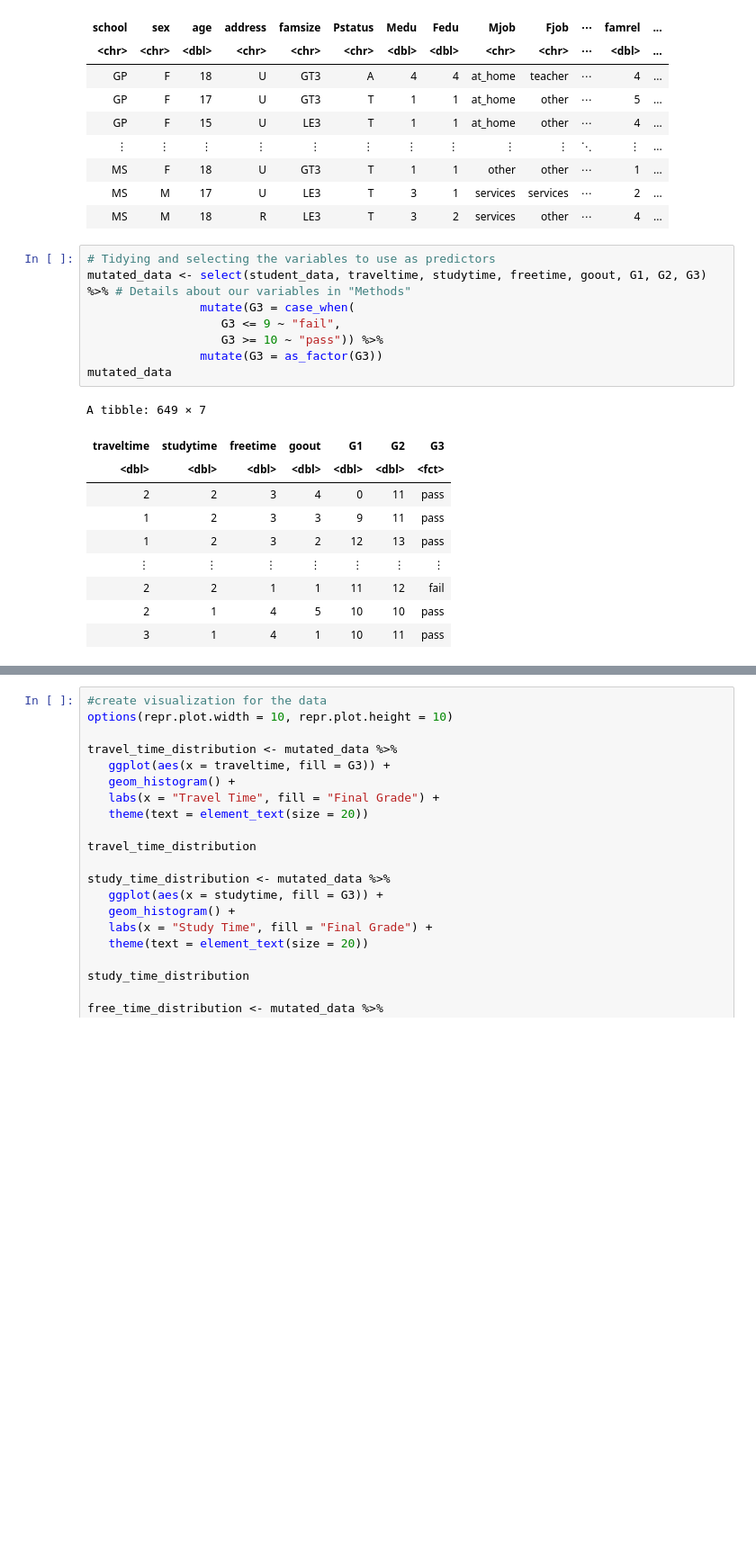
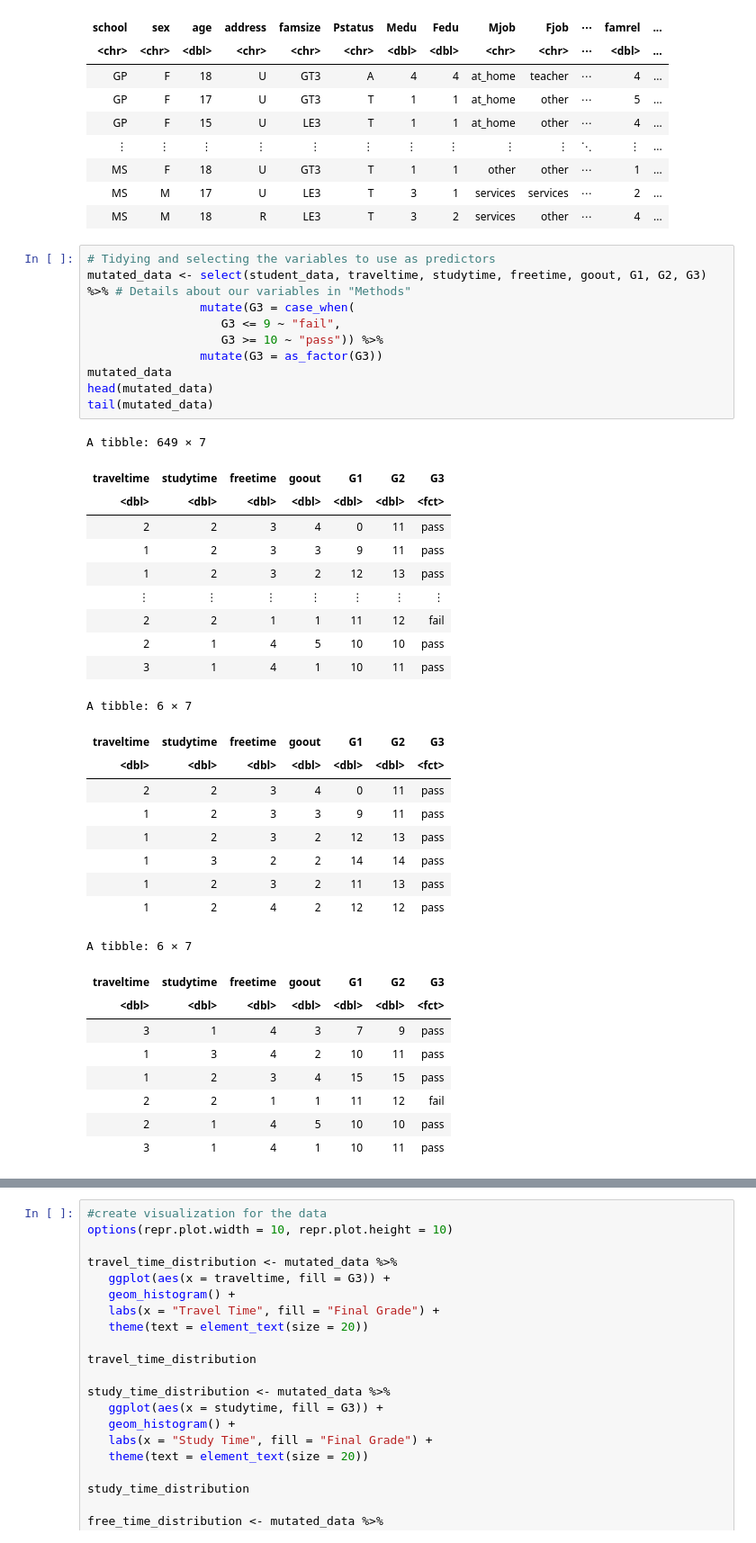
Before and after one commit to gpark8910/DSCI100_project, a Jupyter notebook: project_data.ipynb, the cells around one changed output, grey strips where cells are left out. Shown at 90% size. Cells and saved outputs as stored; diff of their text form; blank space fills up the shorter version.

```diff
--- a/project_data.ipynb
+++ b/project_data.ipynb
@@ -64,19 +64,39 @@ A spec_tbl_df: 649 × 33
 # %%
 # Tidying and selecting the variables to use as predictors
 mutated_data <- select(student_data, traveltime, studytime, freetime, goout, G1, G2, G3) %>% # Details about our variables in "Methods"
                 mutate(G3 = case_when(
                    G3 <= 9 ~ "fail",
                    G3 >= 10 ~ "pass")) %>%
                 mutate(G3 = as_factor(G3))
 mutated_data
+head(mutated_data)
+tail(mutated_data)
 # %% [output]
 A tibble: 649 × 7
 | traveltime | studytime | freetime | goout | G1 | G2 | G3 |
 | <dbl> | <dbl> | <dbl> | <dbl> | <dbl> | <dbl> | <fct> |
 | 2 | 2 | 3 | 4 | 0 | 11 | pass |
 | 1 | 2 | 3 | 3 | 9 | 11 | pass |
 | 1 | 2 | 3 | 2 | 12 | 13 | pass |
 | ⋮ | ⋮ | ⋮ | ⋮ | ⋮ | ⋮ | ⋮ |
 | 2 | 2 | 1 | 1 | 11 | 12 | fail |
 | 2 | 1 | 4 | 5 | 10 | 10 | pass |
 | 3 | 1 | 4 | 1 | 10 | 11 | pass |
+A tibble: 6 × 7
+| traveltime | studytime | freetime | goout | G1 | G2 | G3 |
+| <dbl> | <dbl> | <dbl> | <dbl> | <dbl> | <dbl> | <fct> |
+| 2 | 2 | 3 | 4 | 0 | 11 | pass |
+| 1 | 2 | 3 | 3 | 9 | 11 | pass |
+| 1 | 2 | 3 | 2 | 12 | 13 | pass |
+| 1 | 3 | 2 | 2 | 14 | 14 | pass |
+| 1 | 2 | 3 | 2 | 11 | 13 | pass |
+| 1 | 2 | 4 | 2 | 12 | 12 | pass |
+A tibble: 6 × 7
+| traveltime | studytime | freetime | goout | G1 | G2 | G3 |
+| <dbl> | <dbl> | <dbl> | <dbl> | <dbl> | <dbl> | <fct> |
+| 3 | 1 | 4 | 3 | 7 | 9 | pass |
+| 1 | 3 | 4 | 2 | 10 | 11 | pass |
+| 1 | 2 | 3 | 4 | 15 | 15 | pass |
+| 2 | 2 | 1 | 1 | 11 | 12 | fail |
+| 2 | 1 | 4 | 5 | 10 | 10 | pass |
+| 3 | 1 | 4 | 1 | 10 | 11 | pass |
```
Also changed, not shown: parts of 1 cell of this notebook.
